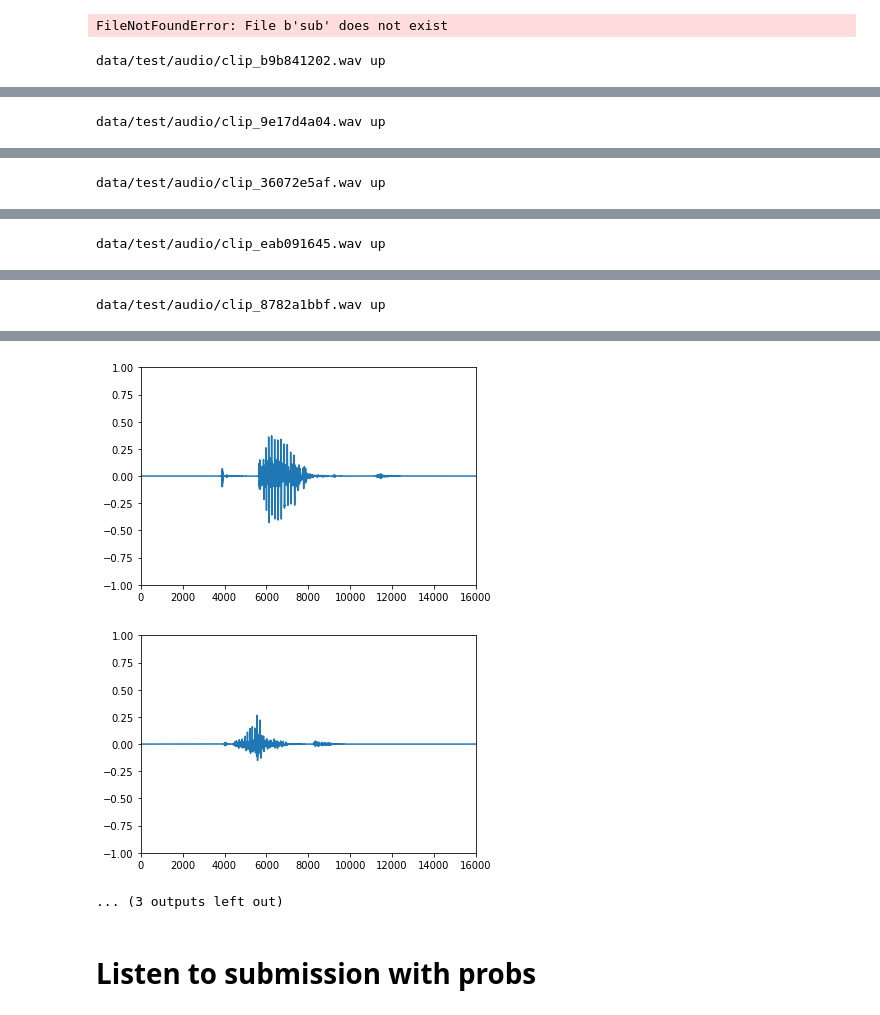
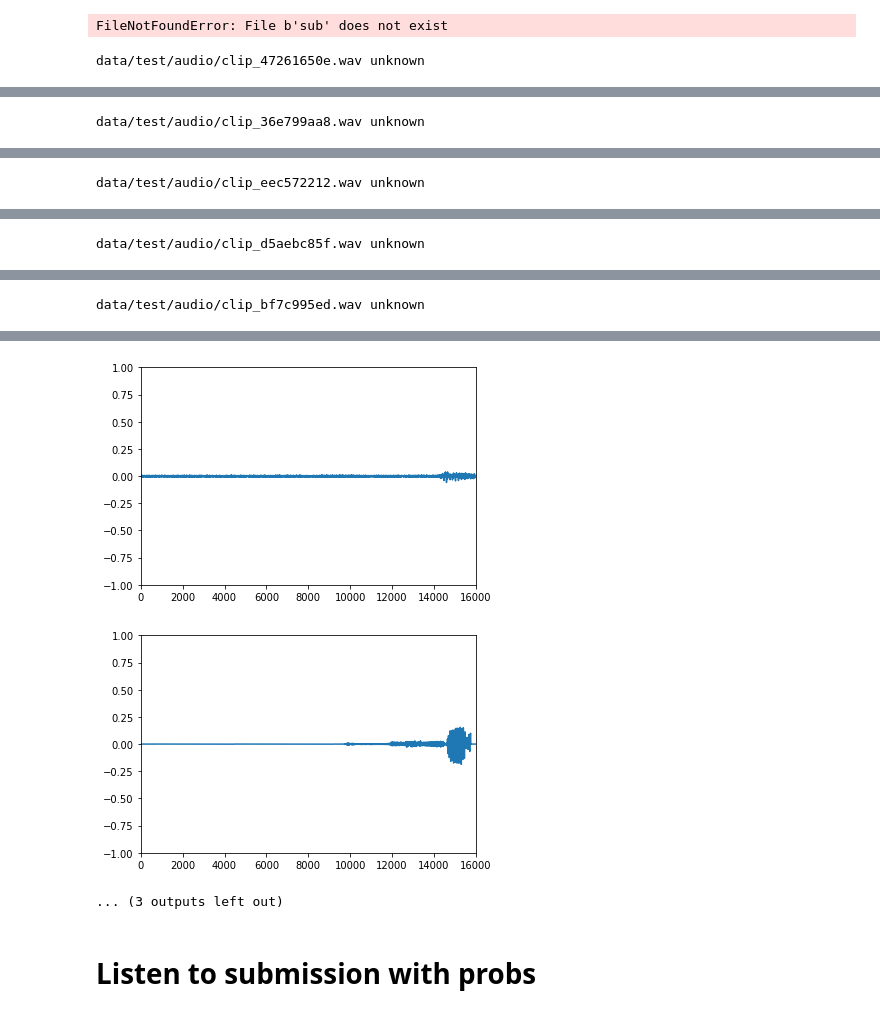
Before and after one commit to see--/speech_recognition, a Jupyter notebook: explore.ipynb, the cells around one changed output, grey strips where cells are left out. Drawn from its saved outputs; the diff is of its cells as text; code cells hidden in the pictures.

```diff
--- a/explore.ipynb
+++ b/explore.ipynb
@@ -380,37 +380,37 @@ for i in list(reversed(range(sub.shape[0])))[offset:]:
 # %% [output]
 FileNotFoundError: File b'sub' does not exist
 # %%
-sub = pd.read_csv('submission_120_all_labels.csv')
+sub = pd.read_csv('submission_125_tta_slll_all_labels.csv')
 indices = np.arange(sub.shape[0])
 np.random.shuffle(indices)
 label2int = get_label2int(wanted_only=True)
 disp_count = 0
 for i in indices:
     if disp_count >= 5:
         break
     label = sub.loc[i, 'label']
-    if label == 'up':
+    if label == 'unknown':
         fn = jp('data', 'test', 'audio', sub.loc[i, 'fname'])
         rate, data = wf.read(fn)
         data = np.float32(data) / 32767
         plot_audio(data, normed=True)
         print(fn, label)
         float_audio(data, autoplay=True)
         sleep(0.7)
         disp_count += 1
 # %% [output]
-data/test/audio/clip_b9b841202.wav up
+data/test/audio/clip_47261650e.wav unknown
 [interactive output not drawn]
-data/test/audio/clip_9e17d4a04.wav up
+data/test/audio/clip_36e799aa8.wav unknown
 [interactive output not drawn]
-data/test/audio/clip_36072e5af.wav up
+data/test/audio/clip_eec572212.wav unknown
 [interactive output not drawn]
-data/test/audio/clip_eab091645.wav up
+data/test/audio/clip_d5aebc85f.wav unknown
 [interactive output not drawn]
-data/test/audio/clip_8782a1bbf.wav up
+data/test/audio/clip_bf7c995ed.wav unknown
 [interactive output not drawn]
-[figure, old version]
+[figure, new version]
-[figure, old version]
+[figure, new version]
 ... (3 outputs left out)
 # %%
 # compare two submissions
```
Also changed, not shown: parts of 9 cells of this notebook, 4 other files.
